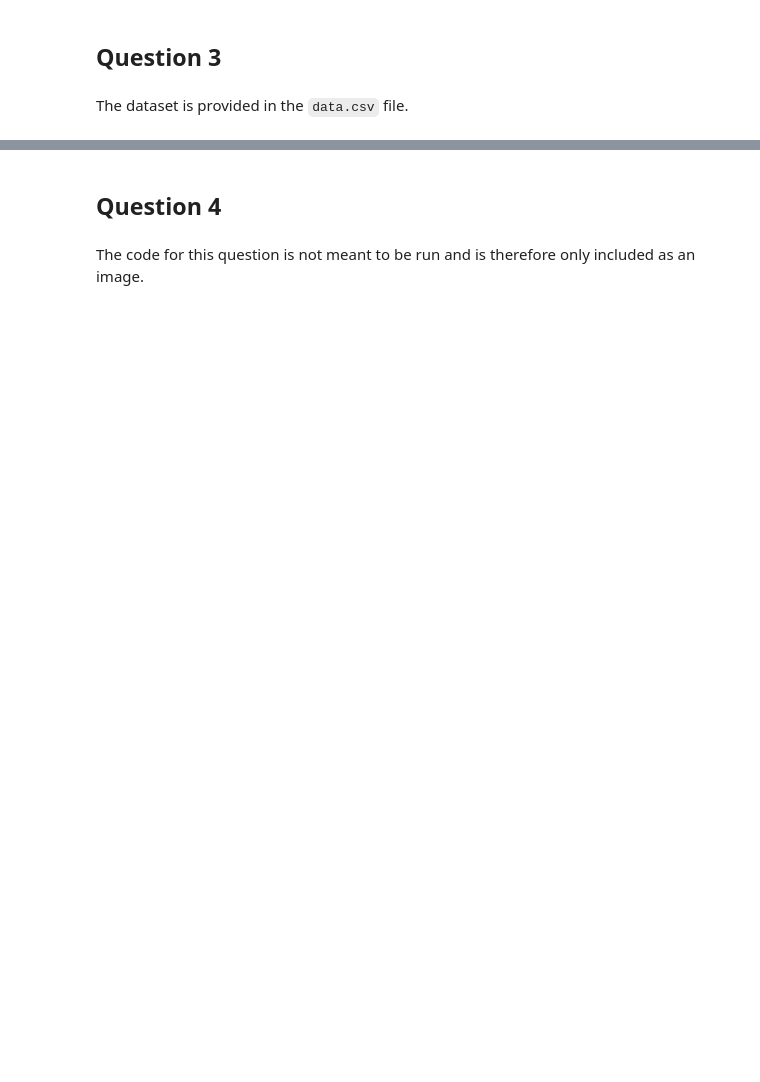
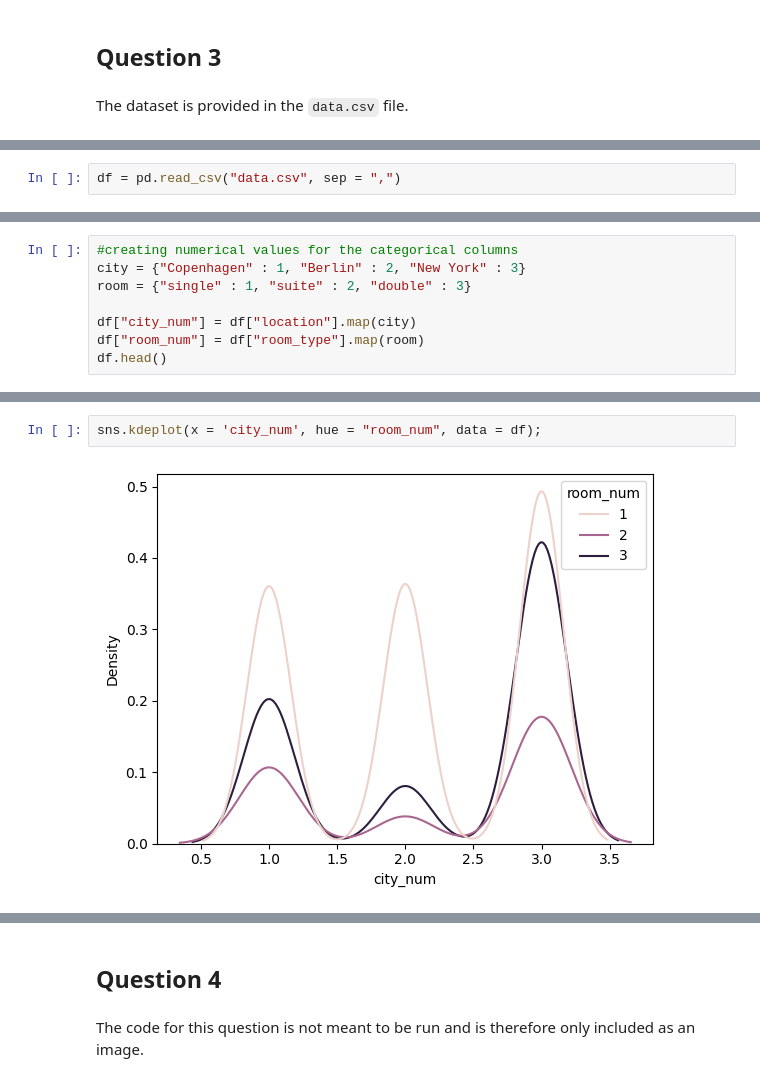
Before and after one commit to sarahpapsoe/exam-2024-pprm, a Jupyter notebook: exam2024.ipynb, the cells around one changed output, grey strips where cells are left out. Cells and saved outputs as stored; diff of their text form; blank space fills up the shorter version.

```diff
--- a/exam2024.ipynb
+++ b/exam2024.ipynb
@@ -59,0 +130,2 @@ The dataset is provided in the `data.csv` file.
+# %%
+df = pd.read_csv("data.csv", sep = ",")
@@ -59,0 +211,8 @@ The dataset is provided in the `data.csv` file.
+# %%
+#creating numerical values for the categorical columns
+city = {"Copenhagen" : 1, "Berlin" : 2, "New York" : 3}
+room = {"single" : 1, "suite" : 2, "double" : 3}
+
+df["city_num"] = df["location"].map(city)
+df["room_num"] = df["room_type"].map(room)
+df.head()
@@ -59,0 +226,4 @@ The dataset is provided in the `data.csv` file.
+# %%
+sns.kdeplot(x = 'city_num', hue = "room_num", data = df);
+# %% [output]
+[figure, added]
```
Also changed, not shown: parts of 24 cells of this notebook.
